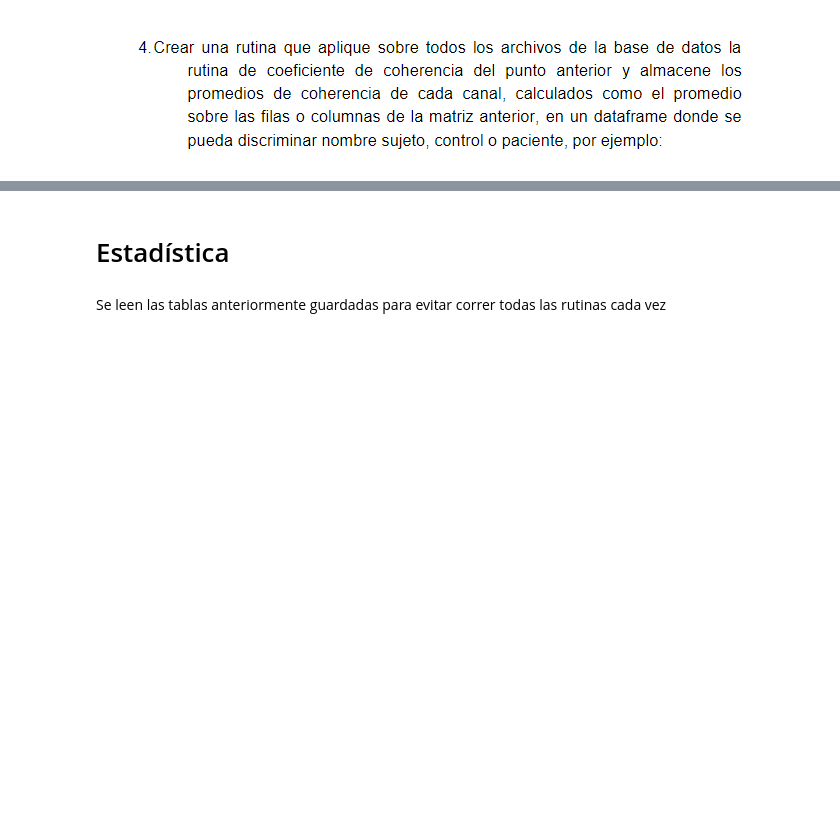
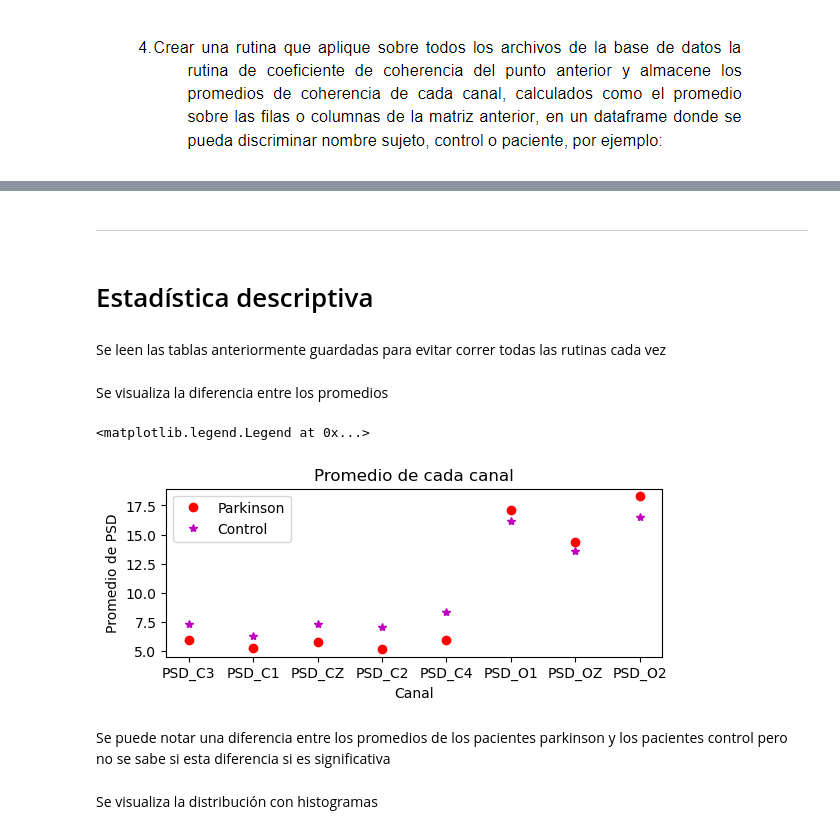
Before and after one commit to Astolfo2332/Parkinson_difference, a Jupyter notebook: Proyecto 2/Proyecto_2.ipynb, the cells around one changed output, grey strips where cells are left out. Drawn from its saved outputs; the diff is of its cells as text; code cells hidden in the pictures; blank space fills up the shorter version.

Commit message:
Estadistica Descriptiva e inferencial

```diff
--- a/Proyecto 2/Proyecto_2.ipynb
+++ b/Proyecto 2/Proyecto_2.ipynb
@@ -273,10 +272,40 @@ df
 | 59 | Parkinson | 19.249329 | 22.051871 | 24.367134 | 21.216252 | ... |
 # %%
 df.to_csv("Tabla_coherencia.cvs",index=False)
+# %% [markdown]
+---
 # %% [markdown]
-# Estadística
+# Estadística descriptiva
 # %% [markdown]
 Se leen las tablas anteriormente guardadas para evitar correr todas las rutinas cada vez
 # %%
 df=pd.read_csv("Tabla.cvs") #Datos de PSD
 df2=pd.read_csv("Tabla.cvs") #Datos de coherencia
+# %% [markdown]
+Se visualiza la diferencia entre los promedios
+# %%
+control,parkinson = [df[df['Estado']=='Control'], df[df['Estado']=='Parkinson']]
+prom=[]
+for i in control.columns[1:]:
+    prom.append(control[i].mean())
+promcontrol=pd.DataFrame(columns=control.columns[1:].to_list())
+promcontrol.loc[0]=prom
+prom=[]
+for i in parkinson.columns[1:]:
+    prom.append(parkinson[i].mean())
+promparkinson=pd.DataFrame(columns=parkinson.columns[1:].to_list())
+promparkinson.loc[0]=prom
+plt.subplot(2,1,1)
+plt.plot(promparkinson.loc[0], "or", linewidth='1',label="Parkinson" )
+plt.plot(promcontrol.loc[0],"*m" , linewidth='1',label="Control" )
+plt.title("Promedio de cada canal")
+plt.ylabel("Promedio de PSD")
+plt.xlabel("Canal")
+plt.legend()
+# %% [output]
+<matplotlib.legend.Legend at 0x...>
+[figure, added]
+# %% [markdown]
+Se puede notar una diferencia entre los promedios de los pacientes parkinson y los pacientes control pero no se sabe si esta diferencia si es significativa
+# %% [markdown]
+Se visualiza la distribución con histogramas
```
Also changed, not shown: parts of 18 cells of this notebook.
